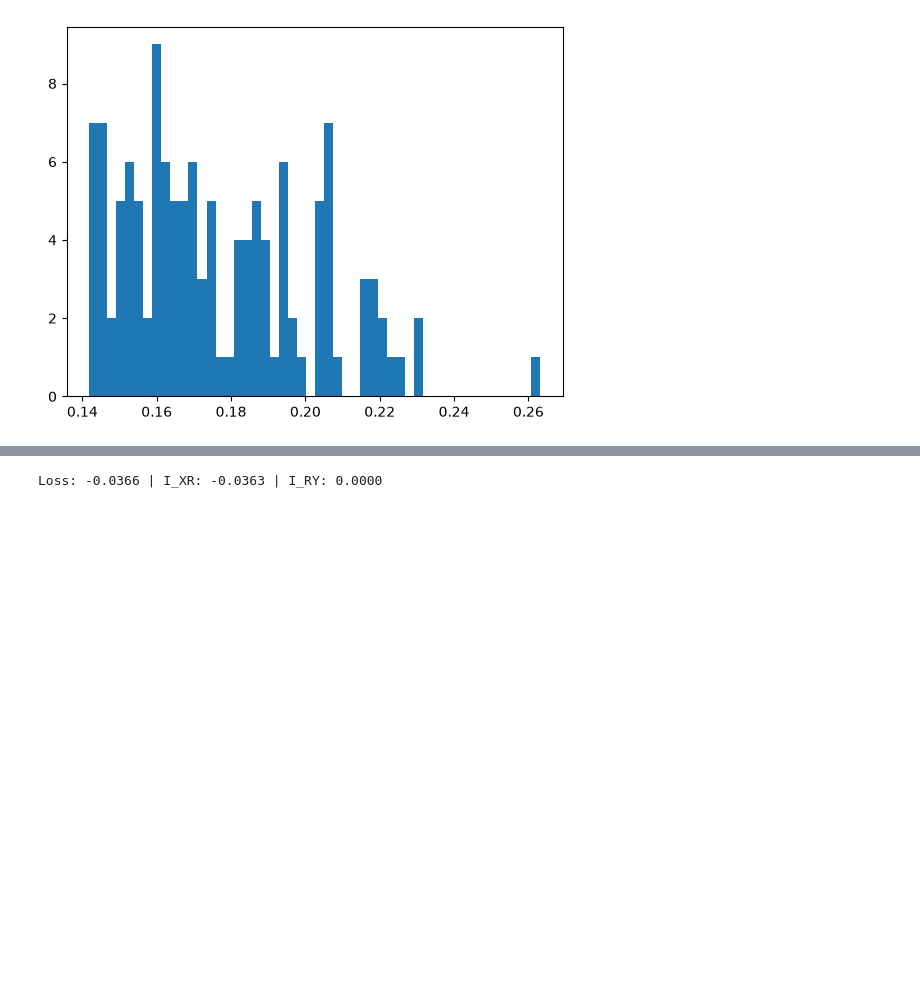
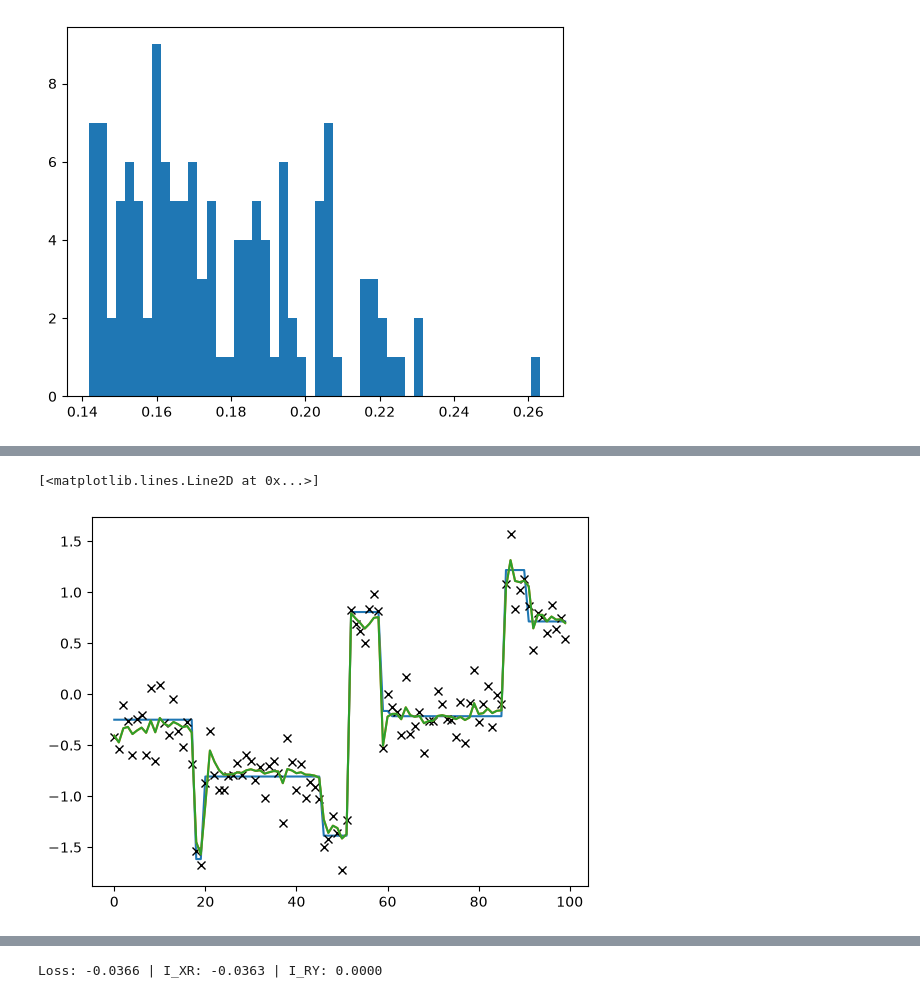
Before and after one commit to jacobaparker/behavioral_data_reanalyses_IB, a Jupyter notebook: Tavoni_Complexity/continuous_IB.ipynb, the cells around one changed output, grey strips where cells are left out. Cells and saved outputs as stored; diff of their text form; code cells hidden in the pictures; blank space fills up the shorter version.

```diff
--- a/Tavoni_Complexity/continuous_IB.ipynb
+++ b/Tavoni_Complexity/continuous_IB.ipynb
@@ -1797 +1662,41 @@ def posterior_source_density(
+# %%
+def gaussian_bayes(x, h, R):
+    """Exact run-length filter in units where prior mean=0 and SD=1."""
+    n = len(x)
+    means = np.zeros(n + 1)
+    weights = np.zeros(n + 1)
+    out = np.zeros(n)
+    R2 = R*R
+    for t in range(n):
+        logs = np.empty(t+1)
+        for j in range(t+1):
+            nu = R2+j
+            mu = 0.0 if j == 0 else means[j-1]
+            var = R2*(1.0+1.0/nu)
+            prior = (1.0 if t == 0 else h) if j == 0 else (1-h)*weights[j-1]
+            logs[j] = -0.5*(math.log(var)+(x[t]-mu)**2/var) + math.log(max(prior, 1e-300))
+        peak = np.max(logs)
+        total = 0.0
+        for j in range(t, -1, -1):
+            nu = R2+j
+            mu = 0.0 if j == 0 else means[j-1]
+            means[j] = (nu*mu+x[t])/(nu+1)
+            weights[j] = math.exp(logs[j]-peak)
+            total += weights[j]
+        est = 0.0
+        for j in range(t+1):
+            weights[j] /= total
+            est += means[j]*weights[j]
+        out[t] = est
+    return out
+
+est_alt = gaussian_bayes(observation_array[0].numpy(), hazard_rate.item(), observation_sd.item()/source_sd.item())
+# %%
+plt.plot(source_array[0])
+plt.plot(observation_array[0],'xk')
+plt.plot(est[0])
+plt.plot(est_alt)
+# %% [output]
+[<matplotlib.lines.Line2D at 0x...>]
+[figure, added]
 # %%
```
Also changed, not shown: parts of 43 cells of this notebook.
